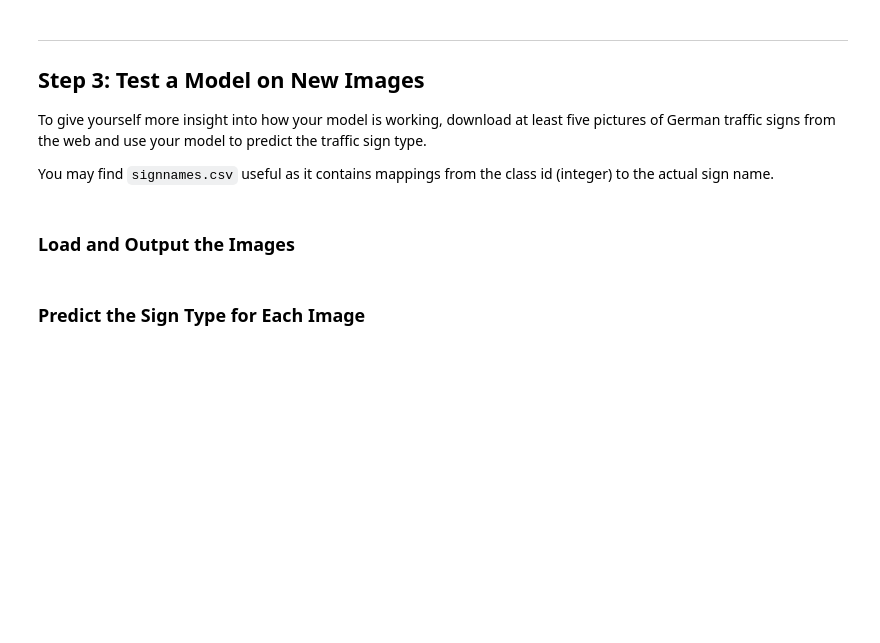
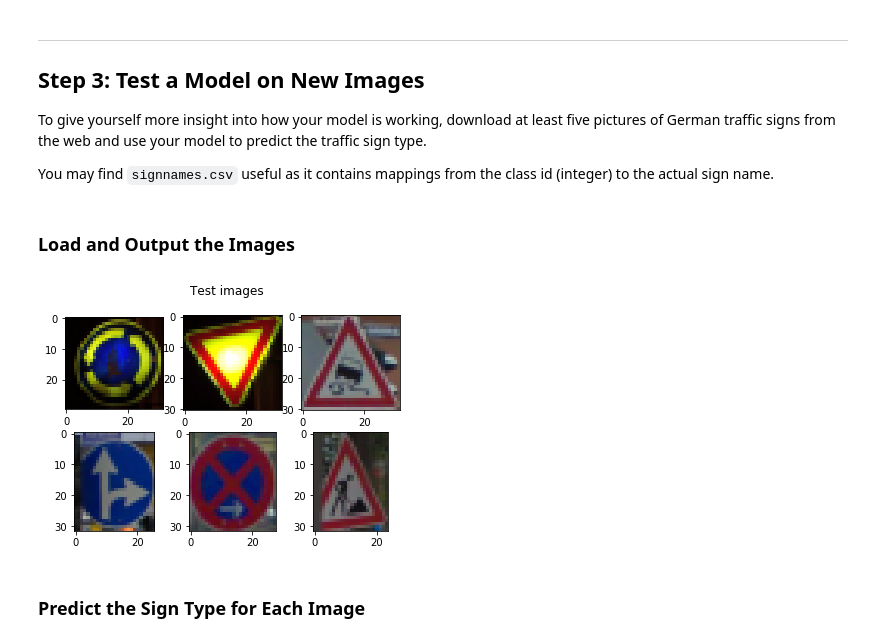
Before and after one commit to sketchc89/TrafficSign-P2, a Jupyter notebook: Traffic_Sign_Classifier.ipynb, the cells around one changed output. Saved outputs shown, nothing was run; the diff lists cells and outputs as text; code cells hidden in the pictures; blank space fills up the shorter version.

Commit message:
Load test images

```diff
--- a/Traffic_Sign_Classifier.ipynb
+++ b/Traffic_Sign_Classifier.ipynb
@@ -612,6 +607,16 @@ You may find `signnames.csv` useful as it contains mappings from the class id (i
 # %%
 ### Load the images and plot them here.
 ### Feel free to use as many code cells as needed.
+import matplotlib.image as mpimg
+fig = plt.figure()
+fig.suptitle('Test images'.format(degrees))
+for i in range(1,7):
+    img = mpimg.imread('./examples/Selection_00{0}.png'.format(i))
+    plt.subplot(230+i)
+    plt.imshow(img)
+plt.show()
+# %% [output]
+[figure, added]
 # %% [markdown]
 ### Predict the Sign Type for Each Image
 # %%
```
Also changed, not shown: parts of 7 cells of this notebook, 1 other file.
